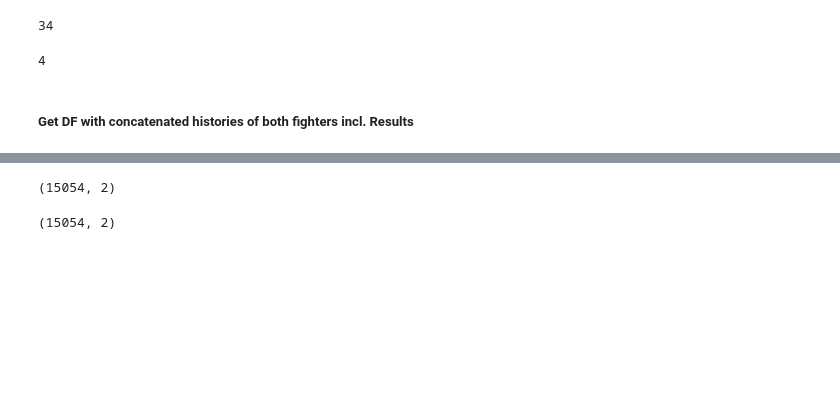
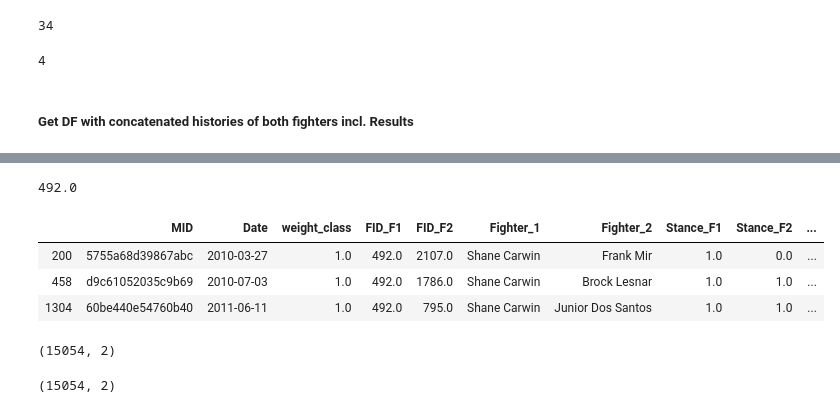
Before and after one commit to JasperLS/UFC_Fight_Predictions, a Jupyter notebook: modelling/ufc_lstm_modelling.ipynb, the cells around one changed output, grey strips where cells are left out. Saved outputs shown, nothing was run; the diff lists cells and outputs as text; code cells hidden in the pictures; blank space fills up the shorter version.

```diff
--- a/modelling/ufc_lstm_modelling.ipynb
+++ b/modelling/ufc_lstm_modelling.ipynb
@@ -146,10 +146,10 @@ X_test = X_test.drop(['Method','Time'],axis=1)
 y_train = X_train['Result']
 y_test = X_test['Result']
 
-X_train = X_train.drop(['Result','Date'],axis=1)
-X_test = X_test.drop(['Result','Date'],axis=1)
+X_train = X_train.drop(['Result'],axis=1)
+X_test = X_test.drop(['Result'],axis=1)
 # %%
-steering_cols = ['FID_F1','FID_F2','Fighter_1','Fighter_2']
+steering_cols = ['FID_F1','FID_F2','Fighter_1','Fighter_2','Date']
 ivs = [i for i in X_train.columns.to_list() if i not in steering_cols]
 # %%
 # # Normalize data
@@ -162,0 +159,5 @@ X_train.shape
+# %%
+X_train = X_train.reset_index()
+x_test = X_test.reset_index()
+y_train = y_train.reset_index()
+y_test = y_test.reset_index()
@@ -189,0 +216,5 @@ def padding(combi,max_shape):
+# %%
+X_train.loc[200,'Date']
+X_train.loc[200,'FID_F1']
+X_train.loc[X_train.FID_F1 == 492]
+# %% [output]
@@ -190,3 +222,8 @@ def padding(combi,max_shape):
+492.0
+|  | MID | Date | weight_class | FID_F1 | FID_F2 | Fighter_1 | Fighter_2 | Stance_F1 | Stance_F2 | ... |
+| 200 | 5755a68d39867abc | 2010-03-27 | 1.0 | 492.0 | 2107.0 | Shane Carwin | Frank Mir | 1.0 | 0.0 | ... |
+| 458 | d9c61052035c9b69 | 2010-07-03 | 1.0 | 492.0 | 1786.0 | Shane Carwin | Brock Lesnar | 1.0 | 1.0 | ... |
+| 1304 | 60be440e54760b40 | 2011-06-11 | 1.0 | 492.0 | 795.0 | Shane Carwin | Junior Dos Santos | 1.0 | 1.0 | ... |
 # %%
 # get df with all the stuff 1 per fighter
 store = pd.DataFrame(columns=['MID','Result','result_str','method','Fighter_1','Fighter_2'])
```
Also changed, not shown: parts of 7 cells of this notebook.
